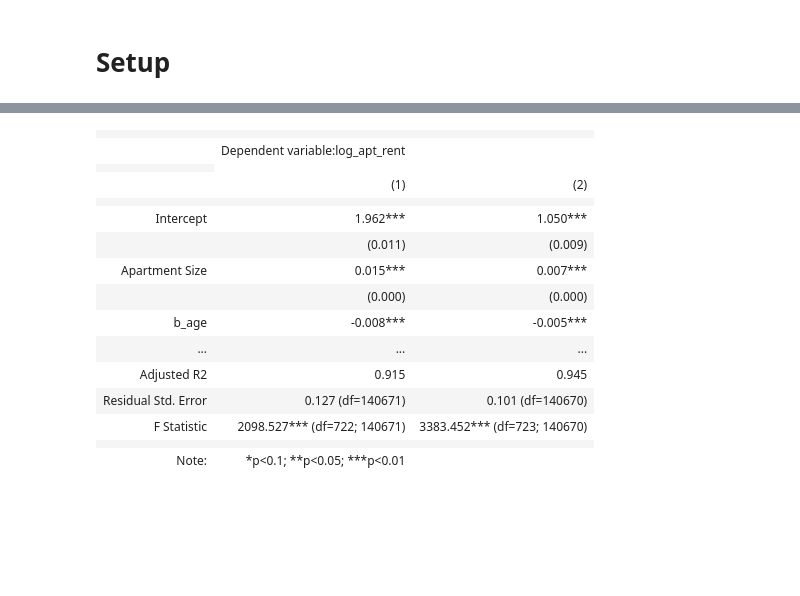
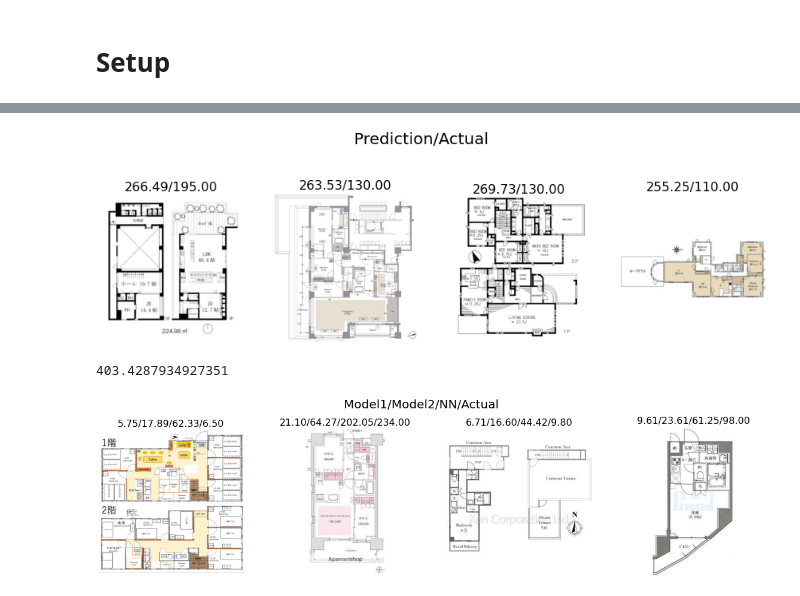
Before and after one commit to jiyans/real_estate_analysis, a Jupyter notebook: analysis/python/qualitative_analysis.ipynb, the cells around one changed output, grey strips where cells are left out. Cells and saved outputs as stored; diff of their text form; code cells hidden in the pictures; blank space fills up the shorter version.

```diff
--- a/analysis/python/qualitative_analysis.ipynb
+++ b/analysis/python/qualitative_analysis.ipynb
@@ -218,19 +260,12 @@ list(map(load_image, paths))
-# %%
-HTML(sg.render_html())
-# %% [output]
-|  |  |  |
-|  | Dependent variable:log_apt_rent |  |
-|  |
-|  | (1) | (2) |
-|  |  |  |
-| Intercept | 1.962*** | 1.050*** |
-|  | (0.011) | (0.009) |
-| Apartment Size | 0.015*** | 0.007*** |
-|  | (0.000) | (0.000) |
-| b_age | -0.008*** | -0.005*** |
-| ... | ... | ... |
-| Adjusted R2 | 0.915 | 0.945 |
-| Residual Std. Error | 0.127 (df=140671) | 0.101 (df=140670) |
-| F Statistic | 2098.527*** (df=722; 140671) | 3383.452*** (df=723; 140670) |
-|  |  |  |
-| Note: | *p<0.1; **p<0.05; ***p<0.01 |  |
+# %%
+highest_idx = L(df.sort_values("viz_preds", ascending=False).index.to_list()[:M])
+np.random.seed(49)
+rands = highest_idx[list(np.random.randint(0, M, 4))]
+x = show_imgs(image_triple(rands), figsize=(15, 5))
+x.savefig("../../paper/assets/rand_top_100.png", dpi=600)
+# %% [output]
+[figure, added]
+# %%
+np.exp(6)
+# %% [output]
+403.4287934927351
@@ -236,0 +282,5 @@ HTML(sg.render_html())
+# %%
+x = show_pred_imgs(pred_tup(underestimates, ("exp_mod1preds", "exp_mod2preds","exp_viz_preds", "exp_viz_targs")),figsize=(20, 5))
+# x.savefig("../../paper/assets/underpreds.png", dpi=300)
+# %% [output]
+[figure, added]
```
Also changed, not shown: parts of 29 cells of this notebook.
